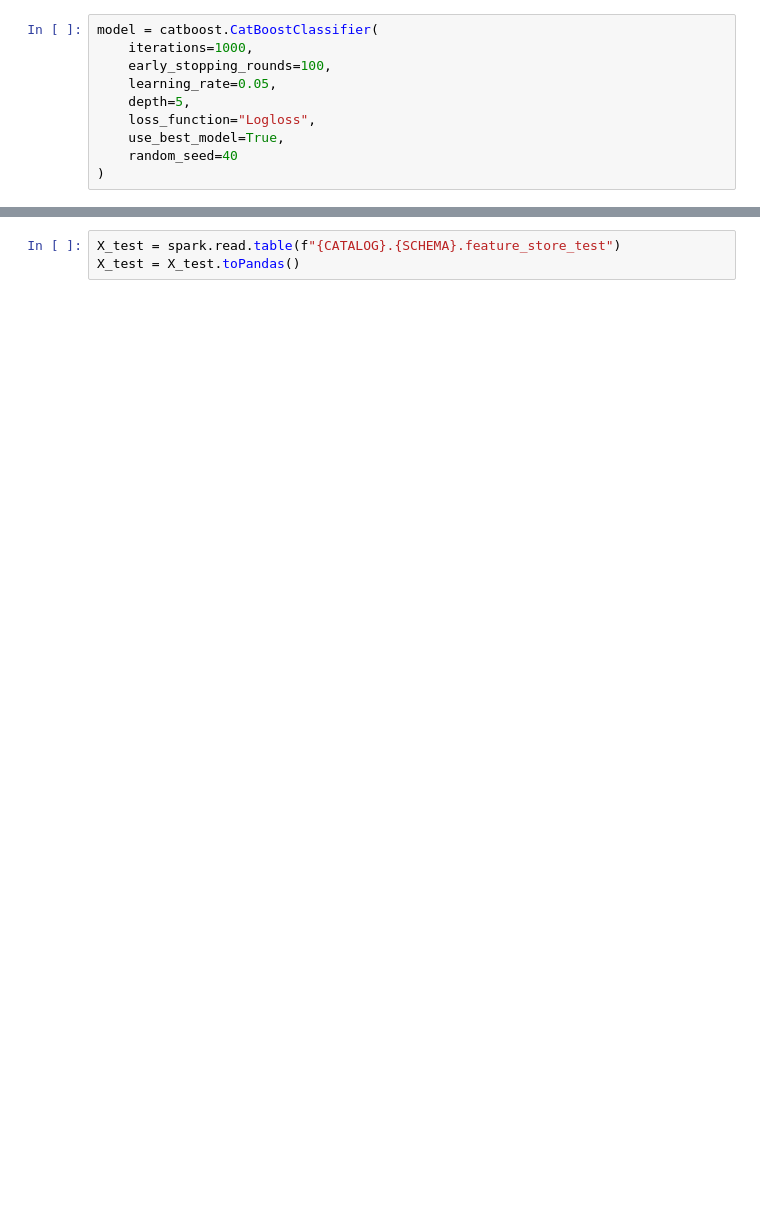
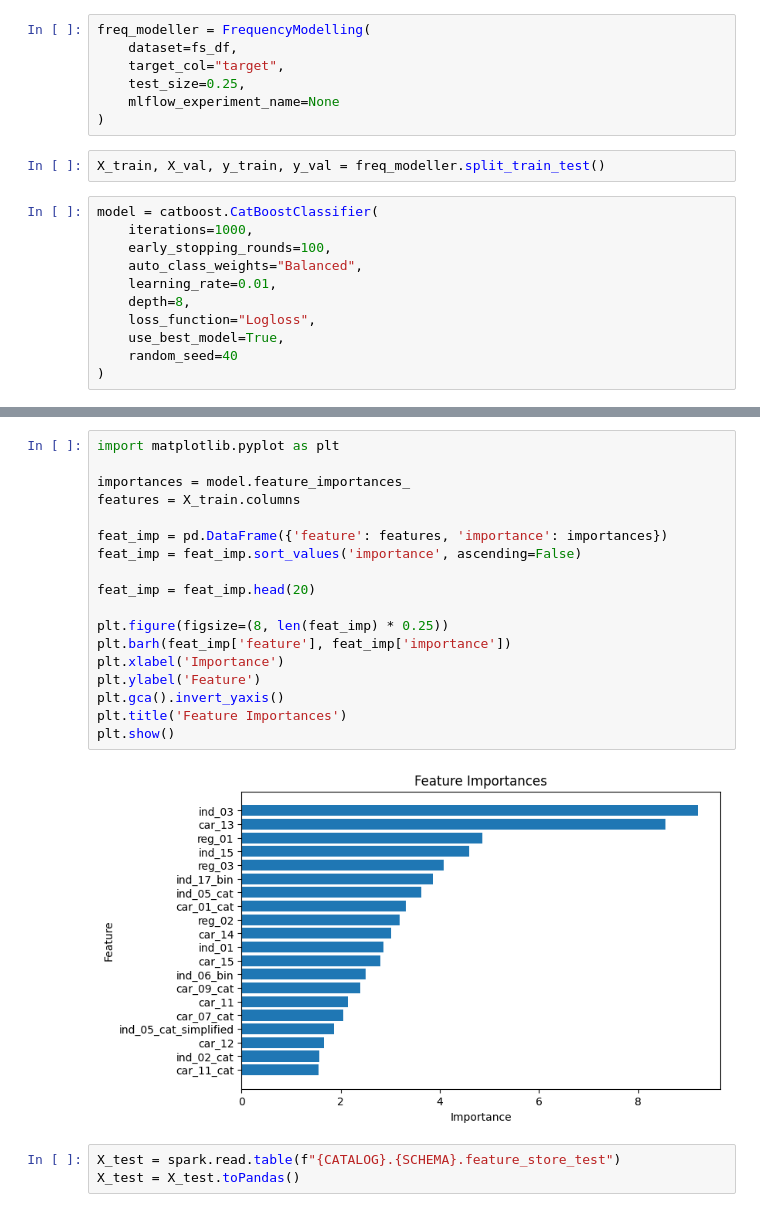
Before and after one commit to armiro/safe-driver-prediction, a Jupyter notebook: run_frequency_model.ipynb, the cells around one changed output, grey strips where cells are left out. Cells and saved outputs as stored; diff of their text form; blank space fills up the shorter version.

Commit message:
add feature importances, tune model parameters

```diff
--- a/run_frequency_model.ipynb
+++ b/run_frequency_model.ipynb
@@ -40,9 +36,19 @@ X_train, X_val, y_train, y_val = train_test_split(
+# %%
+freq_modeller = FrequencyModelling(
+    dataset=fs_df,
+    target_col="target",
+    test_size=0.25,
+    mlflow_experiment_name=None
+)
+# %%
+X_train, X_val, y_train, y_val = freq_modeller.split_train_test()
 # %%
 model = catboost.CatBoostClassifier(
     iterations=1000,
     early_stopping_rounds=100,
-    learning_rate=0.05,
-    depth=5,
+    auto_class_weights="Balanced",
+    learning_rate=0.01,
+    depth=8,
     loss_function="Logloss",
     use_best_model=True,
     random_seed=40
@@ -74,4 +80,24 @@ Shrink model to first 634 iterations.
 <catboost.core.CatBoostClassifier at 0x...>
+# %%
+import matplotlib.pyplot as plt
+
+importances = model.feature_importances_
+features = X_train.columns
+
+feat_imp = pd.DataFrame({'feature': features, 'importance': importances})
+feat_imp = feat_imp.sort_values('importance', ascending=False)
+
+feat_imp = feat_imp.head(20)
+
+plt.figure(figsize=(8, len(feat_imp) * 0.25))
+plt.barh(feat_imp['feature'], feat_imp['importance'])
+plt.xlabel('Importance')
+plt.ylabel('Feature')
+plt.gca().invert_yaxis()
+plt.title('Feature Importances')
+plt.show()
+# %% [output]
+[figure, added]
 # %%
 X_test = spark.read.table(f"{CATALOG}.{SCHEMA}.feature_store_test")
 X_test = X_test.toPandas()
```
Also changed, not shown: parts of 4 cells of this notebook.
